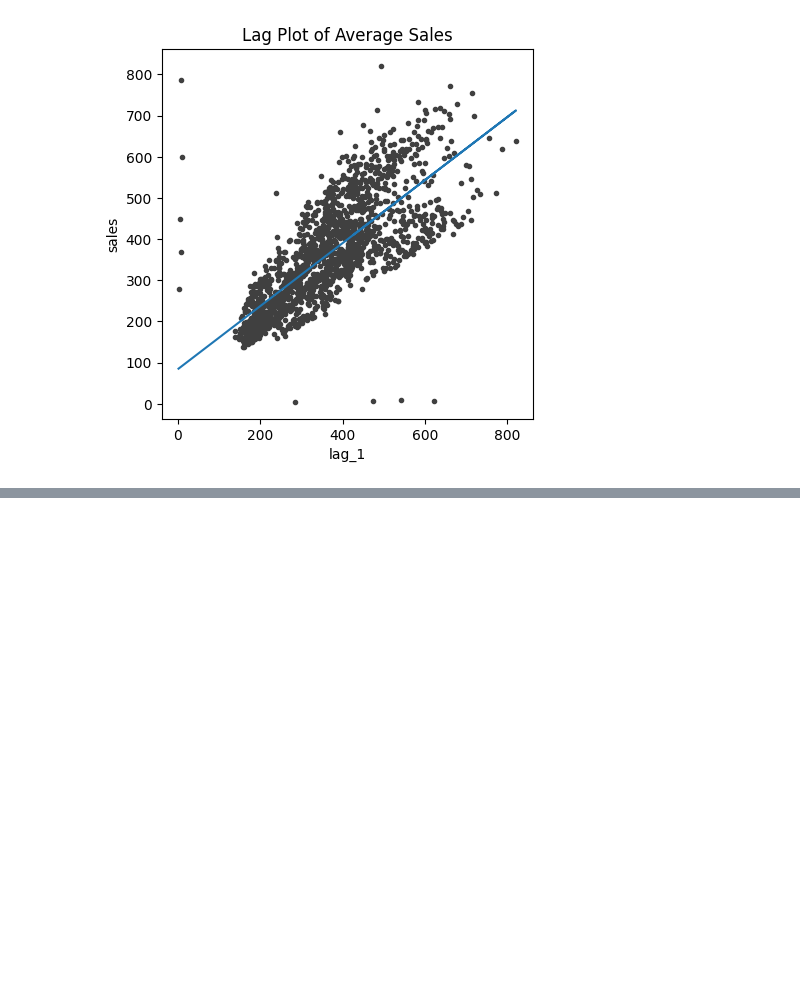
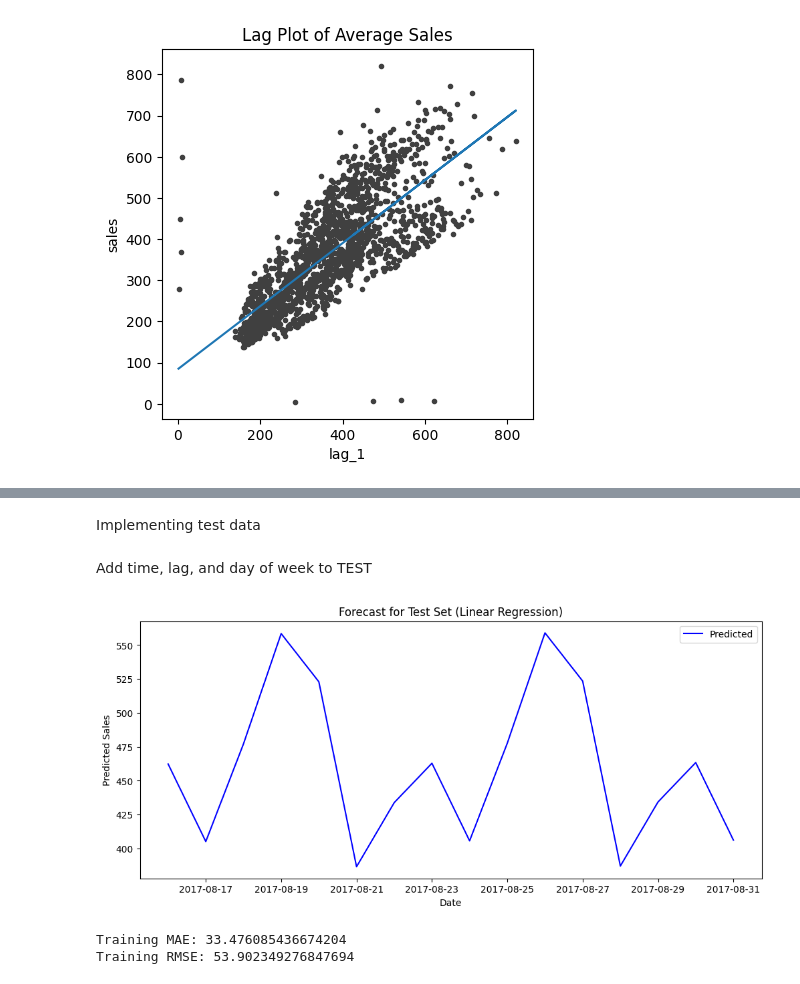
Before and after one commit to pstat197/vignette-linearregression-ts, a Jupyter notebook: vignette.ipynb, the cells around one changed output, grey strips where cells are left out. Drawn from its saved outputs; the diff is of its cells as text; code cells hidden in the pictures; blank space fills up the shorter version.

```diff
--- a/vignette.ipynb
+++ b/vignette.ipynb
@@ -97,0 +115,2 @@ ax.set(aspect='equal', ylabel='sales', xlabel='lag_1', title='Lag Plot of Averag
+# %% [markdown]
+Implementing test data
@@ -97,0 +127,57 @@ ax.set(aspect='equal', ylabel='sales', xlabel='lag_1', title='Lag Plot of Averag
+# %% [markdown]
+Add time, lag, and day of week to TEST
+# %%
+df_test = average_test_sales.copy()
+
+
+df_test['time'] = np.arange(len(average_sales),
+                            len(average_sales) + len(df_test))
+
+last_train_value = average_sales.iloc[-1]
+
+df_test['lag_1'] = np.nan
+df_test.loc[df_test.index[0], 'lag_1'] = last_train_value
+
+for i in range(1, len(df_test)):
+    df_test.iloc[i, df_test.columns.get_loc('lag_1')] = df_test.iloc[i-1]['lag_1']
+
+df_test['dow'] = df_test.index.to_timestamp().dayofweek
+dow_dummies_test = pd.get_dummies(df_test['dow'], prefix='dow', drop_first=True)
+df_test = pd.concat([df_test, dow_dummies_test], axis=1)
+
+df_test = df_test.reindex(columns=X_train.columns, fill_value=0)
+
+model = LinearRegression()
+model.fit(X_train, y_train)
+
+test_pred = model.predict(df_test)
+# %%
+
+test_pred = pd.Series(test_pred, index=df_test.index, name='predicted_sales')
+
+import matplotlib.pyplot as plt
+
+plt.figure(figsize=(12,5))
+plt.plot(test_pred.index.to_timestamp(), test_pred, label='Predicted', color='blue')
+plt.title("Forecast for Test Set (Linear Regression)")
+plt.xlabel("Date")
+plt.ylabel("Predicted Sales")
+plt.legend()
+plt.show()
+# %% [output]
+[figure, added]
+# %%
+from sklearn.metrics import mean_absolute_error, mean_squared_error
+import numpy as np
+
+# In-sample predictions on the training period
+y_train_pred = pd.Series(model.predict(X_train), index=X_train.index, name='fitted_sales')
+
+mae_train = mean_absolute_error(y_train, y_train_pred)
+rmse_train = np.sqrt(mean_squared_error(y_train, y_train_pred))
+
+print("Training MAE:", mae_train)
+print("Training RMSE:", rmse_train)
+# %% [output]
+Training MAE: 33.476085436674204
+Training RMSE: 53.902349276847694
```
Also changed, not shown: parts of 4 cells of this notebook.
